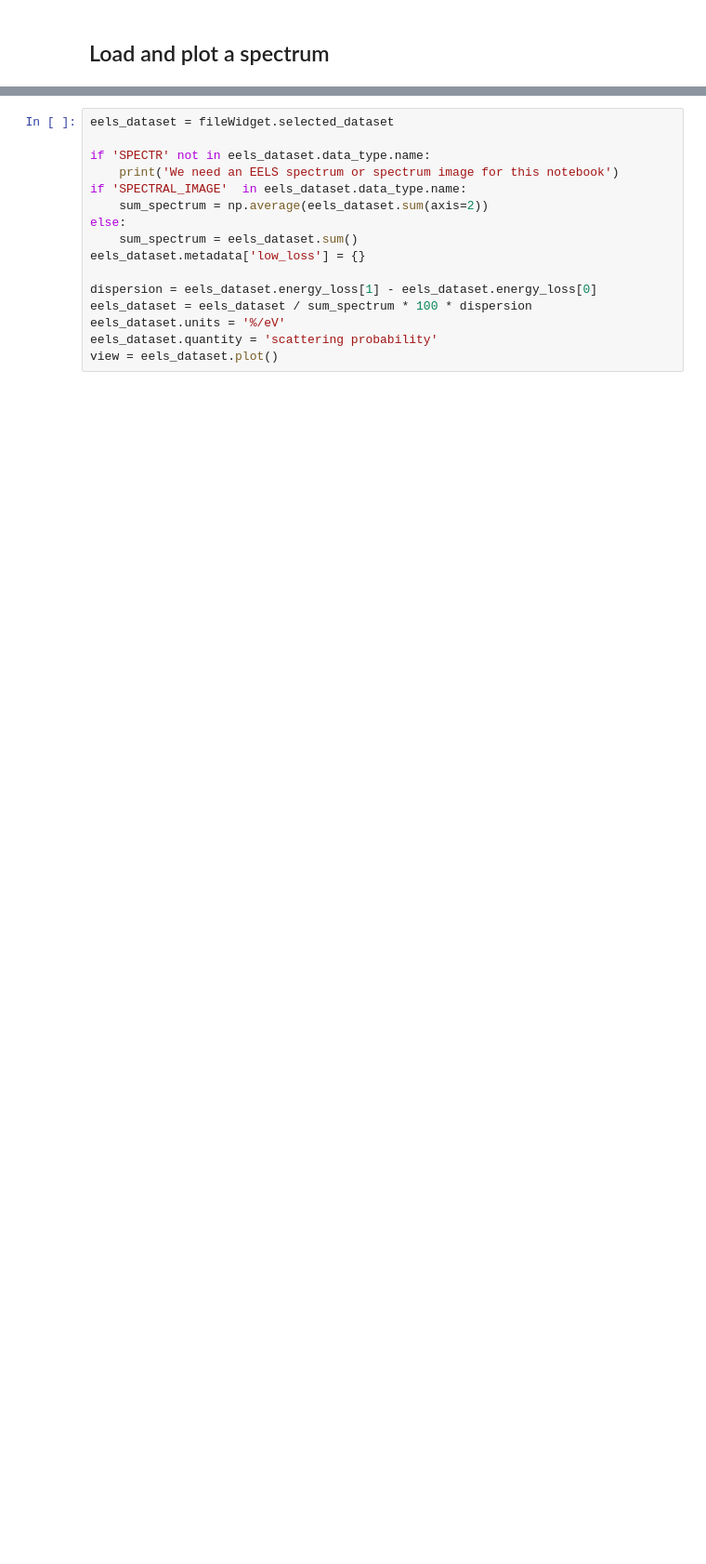
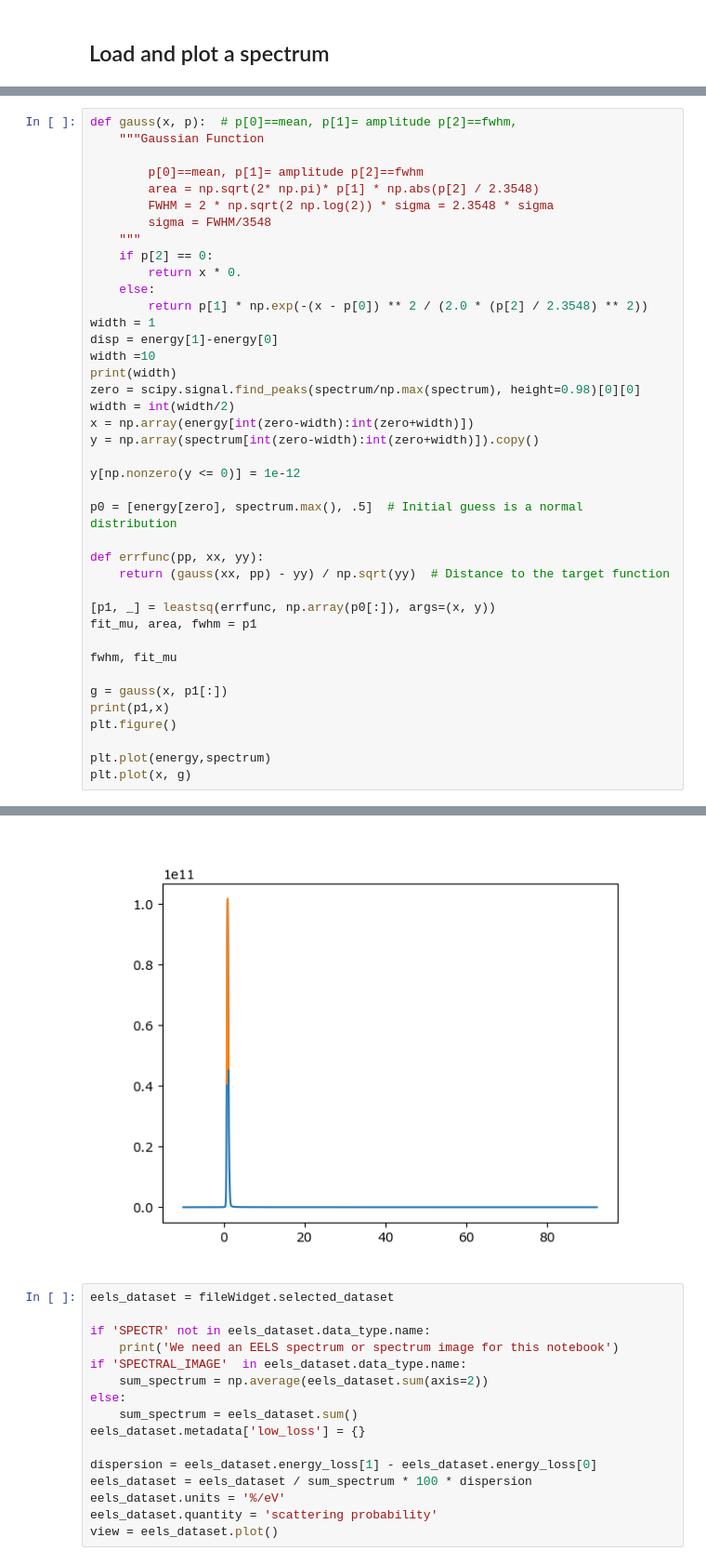
Before and after one commit to pycroscopy/pyTEMlib, a Jupyter notebook: notebooks/EELS/Analyse_Low_Loss.ipynb, the cells around one changed output, grey strips where cells are left out. Shown at 93% size. Drawn from its saved outputs; the diff is of its cells as text; blank space fills up the shorter version.

```diff
--- a/notebooks/EELS/Analyse_Low_Loss.ipynb
+++ b/notebooks/EELS/Analyse_Low_Loss.ipynb
@@ -135,0 +140,41 @@ IndexError: list index out of range
+# %%
+def gauss(x, p):  # p[0]==mean, p[1]= amplitude p[2]==fwhm,
+    """Gaussian Function
+
+        p[0]==mean, p[1]= amplitude p[2]==fwhm
+        area = np.sqrt(2* np.pi)* p[1] * np.abs(p[2] / 2.3548)
+        FWHM = 2 * np.sqrt(2 np.log(2)) * sigma = 2.3548 * sigma
+        sigma = FWHM/3548
+    """
+    if p[2] == 0:
+        return x * 0.
+    else:
+        return p[1] * np.exp(-(x - p[0]) ** 2 / (2.0 * (p[2] / 2.3548) ** 2))
+width = 1
+disp = energy[1]-energy[0]
+width =10
+print(width)
+zero = scipy.signal.find_peaks(spectrum/np.max(spectrum), height=0.98)[0][0]
+width = int(width/2)
+x = np.array(energy[int(zero-width):int(zero+width)])
+y = np.array(spectrum[int(zero-width):int(zero+width)]).copy()
+
+y[np.nonzero(y <= 0)] = 1e-12
+
+p0 = [energy[zero], spectrum.max(), .5]  # Initial guess is a normal distribution
+
+def errfunc(pp, xx, yy):
+    return (gauss(xx, pp) - yy) / np.sqrt(yy)  # Distance to the target function
+
+[p1, _] = leastsq(errfunc, np.array(p0[:]), args=(x, y))
+fit_mu, area, fwhm = p1
+
+fwhm, fit_mu
+
+g = gauss(x, p1[:])
+print(p1,x)
+plt.figure()
+
+plt.plot(energy,spectrum)
+plt.plot(x, g)
+# %% [output]
@@ -136,3 +185,4 @@ IndexError: list index out of range
+[figure, added]
 # %%
 eels_dataset = fileWidget.selected_dataset
 
```
Also changed, not shown: parts of 7 cells of this notebook, 12 other files.
